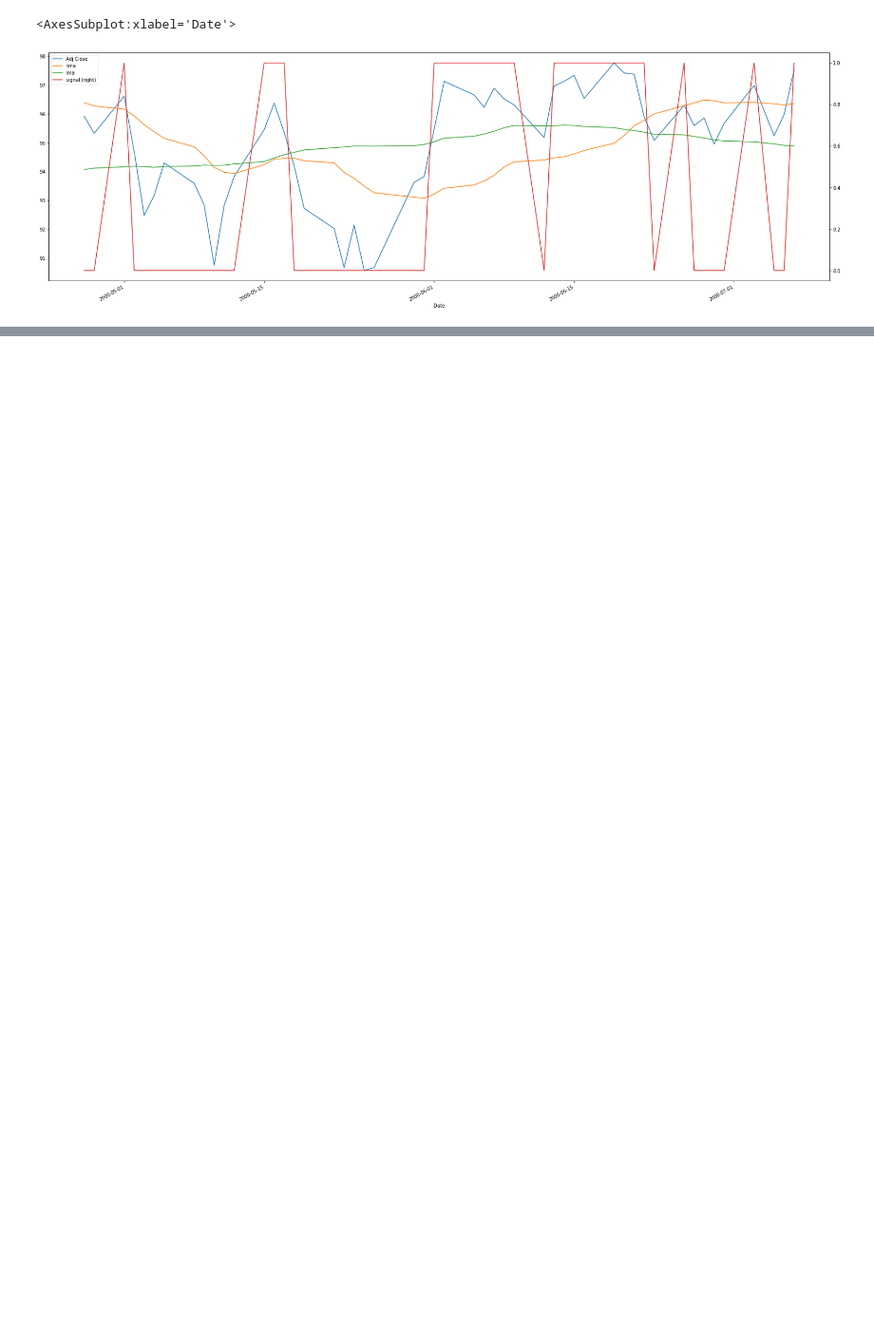
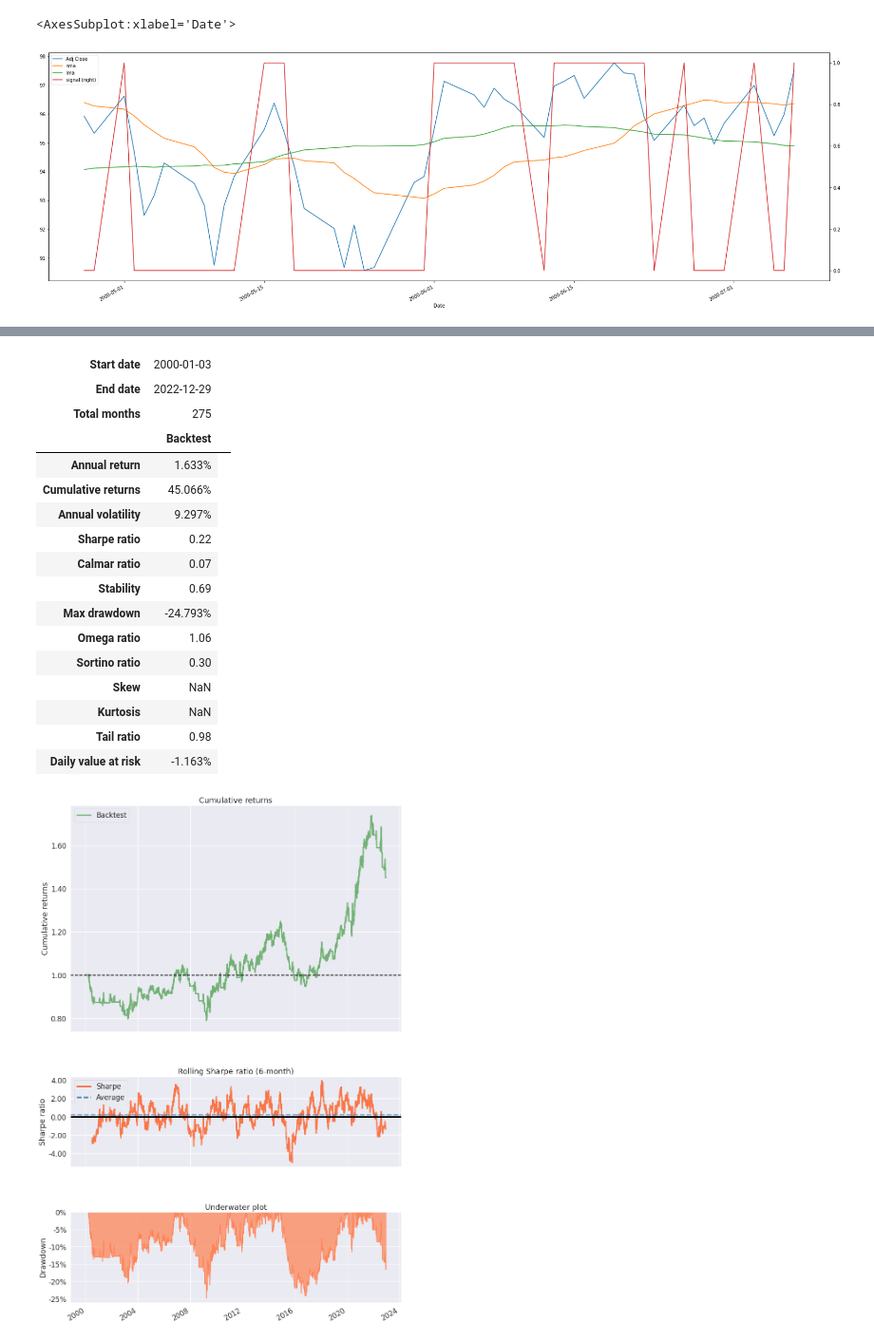
Before and after one commit to cyberkatie/ETF-Trading-Project, a Jupyter notebook: data.ipynb, the cells around one changed output, grey strips where cells are left out. Shown at 95% size. Saved outputs shown, nothing was run; the diff lists cells and outputs as text; code cells hidden in the pictures; blank space fills up the shorter version.

```diff
--- a/data.ipynb
+++ b/data.ipynb
@@ -191,7 +190,7 @@ df['signal'] = np.where((df['Adj Close']< df['sma']) & (df['Adj Close']< df['lma
 
 df['buy&hold_return'] = df['Adj Close'].pct_change()
 
-df['strategy_return'] = df['signal'].shift(1) * df['buy&hold_return']
+df['strategy_return'] = (df['signal'].shift(1) * df['buy&hold_return'])
 
 df['signal'].value_counts()
 # %% [output]
@@ -224 +224,22 @@ Strategy return 1.4506613155503612
 [figure]
+# %%
+pf.create_simple_tear_sheet(df['strategy_return'])
+# %% [output]
+| Start date | 2000-01-03 |  |
+| End date | 2022-12-29 |  |
+| Total months | 275 |  |
+|  | Backtest |
+| Annual return | 1.633% |
+| Cumulative returns | 45.066% |
+| Annual volatility | 9.297% |
+| Sharpe ratio | 0.22 |
+| Calmar ratio | 0.07 |
+| Stability | 0.69 |
+| Max drawdown | -24.793% |
+| Omega ratio | 1.06 |
+| Sortino ratio | 0.30 |
+| Skew | NaN |
+| Kurtosis | NaN |
+| Tail ratio | 0.98 |
+| Daily value at risk | -1.163% |
+[figure, added]
```
Also changed, not shown: parts of 4 cells of this notebook.
